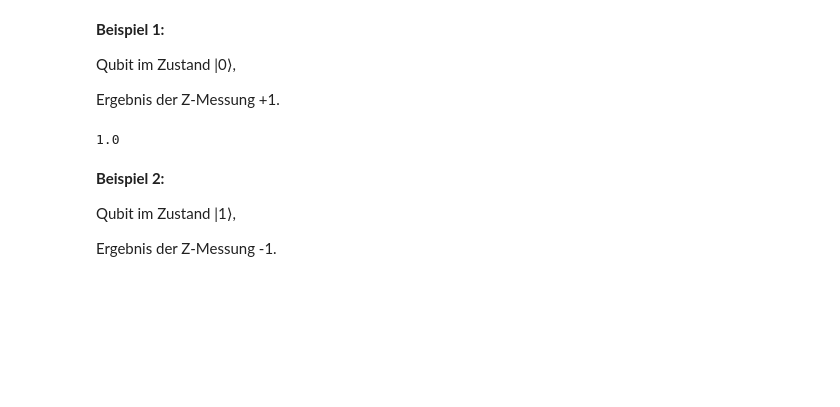
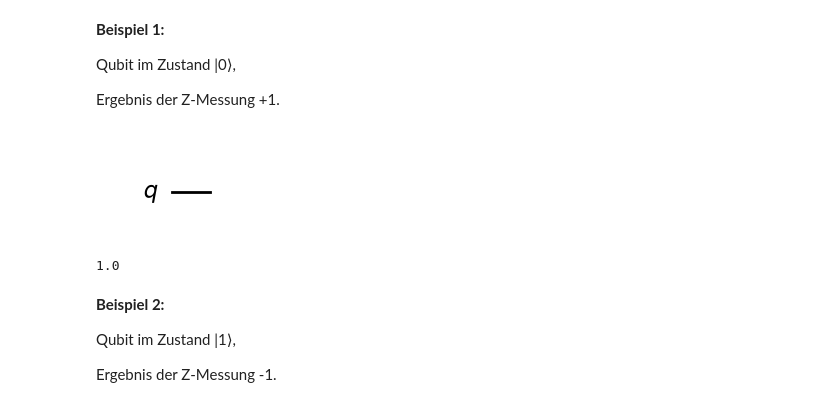
Before and after one commit to MelB18/EasyQuanten, a Jupyter notebook: ErsteSchritte.ipynb, the cells around one changed output. Saved outputs shown, nothing was run; the diff lists cells and outputs as text; code cells hidden in the pictures; blank space fills up the shorter version.

```diff
--- a/ErsteSchritte.ipynb
+++ b/ErsteSchritte.ipynb
@@ -649,15 +658,18 @@ Ergebnis der Z-Messung
 +1.
 # %%
 qc = QuantumCircuit(1)
+
+display(qc.draw("mpl"))
 
 observable = SparsePauliOp.from_list([("Z",1.0)])
 
 estimator = StatevectorEstimator()
 
 job = estimator.run([(qc,observable)])
 result = job.result()[0]
 print(result.data.evs)
 # %% [output]
+[figure, added]
 1.0
 # %% [markdown]
 **Beispiel 2:**
```
Also changed, not shown: parts of 4 cells of this notebook.
